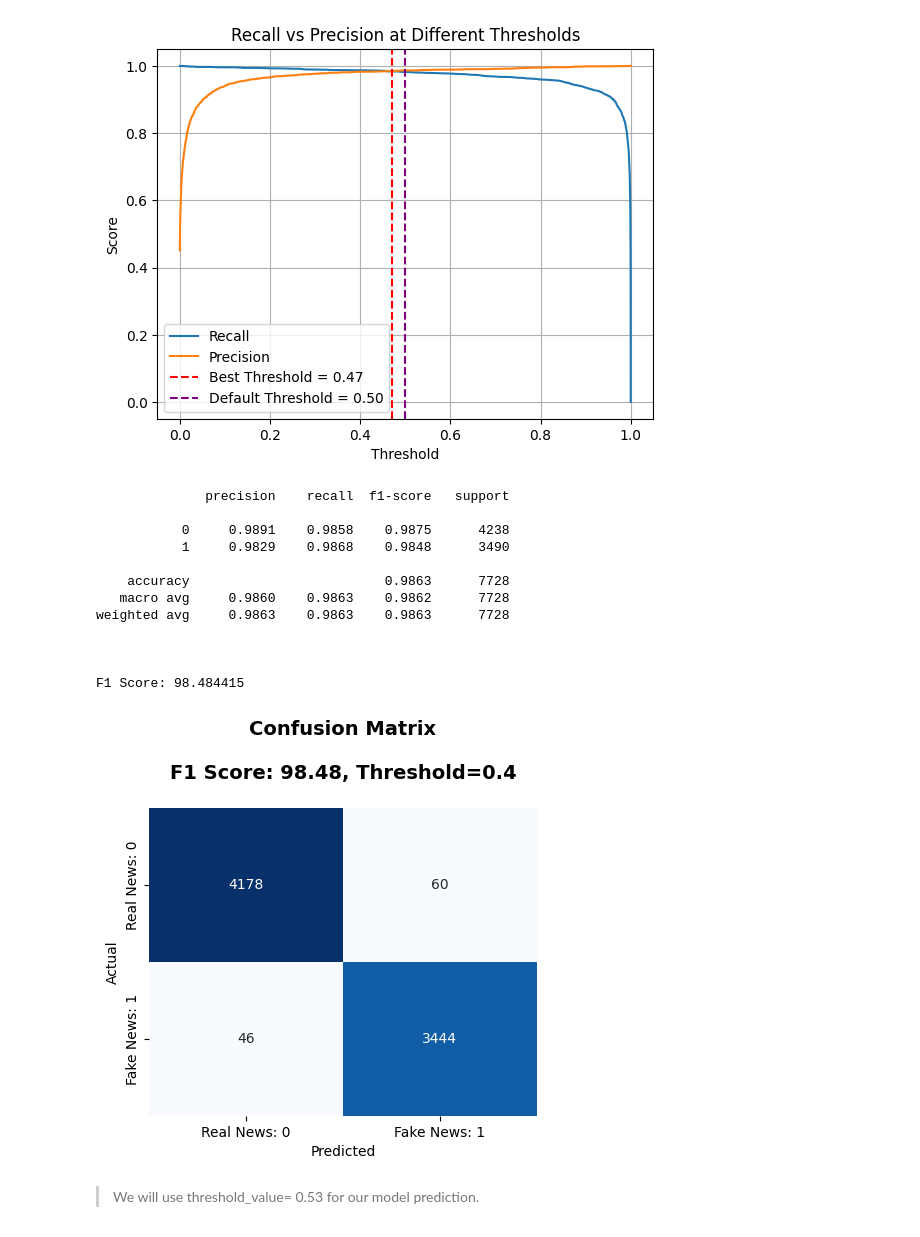
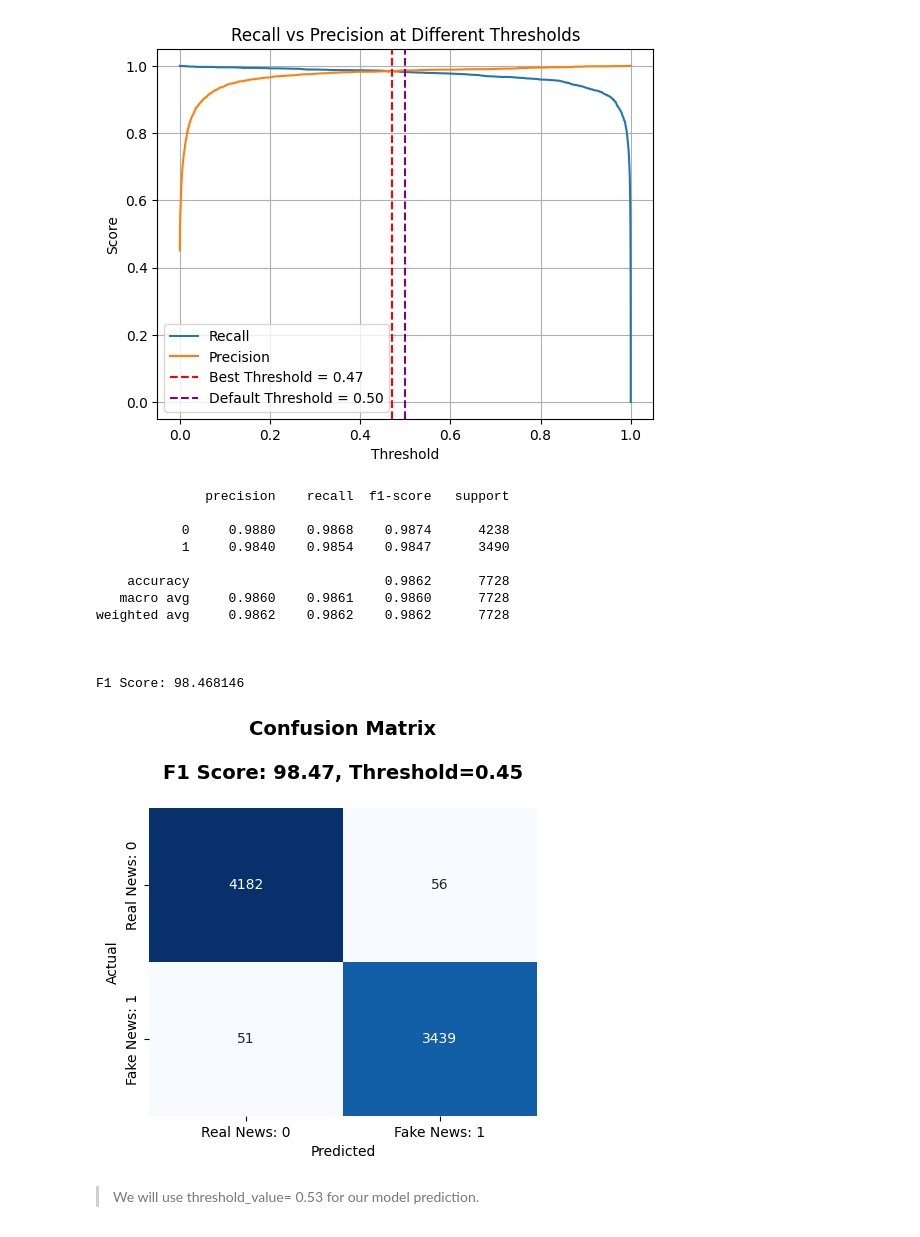
Before and after one commit to regmi-keshav/misinfo-detector, a Jupyter notebook: notebooks/modeling.ipynb, the cells around one changed output. Cells and saved outputs as stored; diff of their text form; code cells hidden in the pictures.

```diff
--- a/notebooks/modeling.ipynb
+++ b/notebooks/modeling.ipynb
@@ -1004,41 +1004,42 @@ plt.show()
 y_probs = best_model_pipeline.predict_proba(X_test)[:, 1]
 
 # Try a lower threshold to increase recall
-threshold =0.40
+threshold =0.45
+
 y_pred = (y_probs >= threshold).astype(int)
 
 from sklearn.metrics import classification_report, confusion_matrix
 
 
 final_f1score = f1_score(y_test, y_pred)*100
 print(classification_report(y_test, y_pred, digits=4), '\n\n')
 print(f"F1 Score: {final_f1score:2f}")
 
 
 plt.figure(figsize=(5,4))
 sns.heatmap(confusion_matrix(y_test, y_pred), annot=True, fmt='d', cmap='Blues', cbar=False,
             xticklabels=['Real News: 0', 'Fake News: 1'],
             yticklabels=['Real News: 0', 'Fake News: 1'])
 plt.xlabel('Predicted')
 plt.ylabel('Actual')
 plt.title(f'Confusion Matrix\n\nF1 Score: {final_f1score :.2f}, Threshold={threshold}\n', fontsize=14, fontweight='bold', pad=5)
 
 plt.savefig('confusion_matrix.png')
 plt.show()
 # %% [output]
               precision    recall  f1-score   support
 
-           0     0.9891    0.9858    0.9875      4238
-           1     0.9829    0.9868    0.9848      3490
+           0     0.9880    0.9868    0.9874      4238
+           1     0.9840    0.9854    0.9847      3490
 
-    accuracy                         0.9863      7728
-   macro avg     0.9860    0.9863    0.9862      7728
-weighted avg     0.9863    0.9863    0.9863      7728
+    accuracy                         0.9862      7728
+   macro avg     0.9860    0.9861    0.9860      7728
+weighted avg     0.9862    0.9862    0.9862      7728
 
 
 
-F1 Score: 98.484415
+F1 Score: 98.468146
-[figure, old version]
+[figure, new version]
 # %% [markdown]
 > We will use threshold_value= 0.53 for our model prediction.
 # %% [markdown]
```
Also changed, not shown: parts of 1 cell of this notebook, 11 other files.
